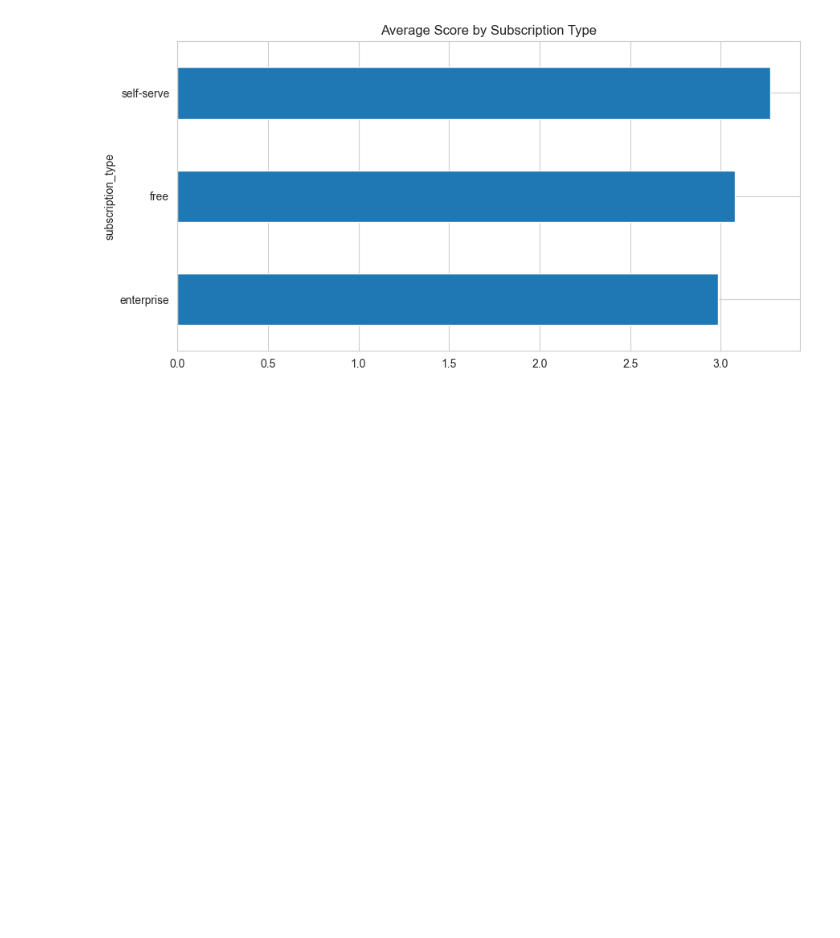
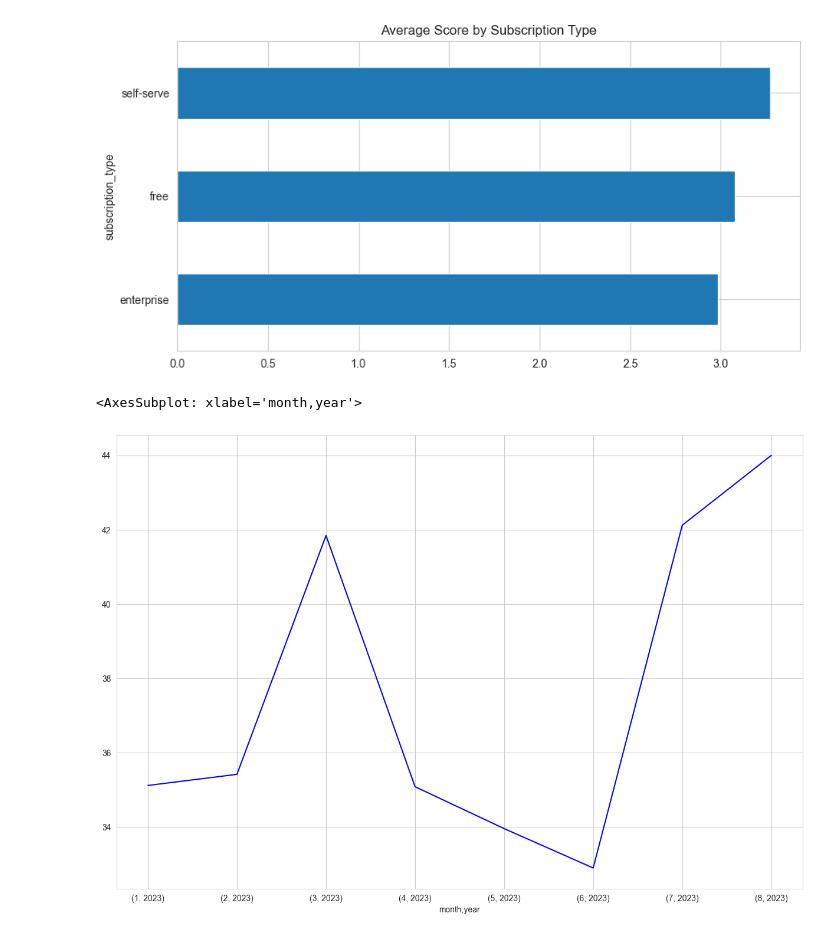
Before and after one commit to vlntn-t/nps_data_analysis, a Jupyter notebook: nps_analysis.ipynb, the cells around one changed output. Saved outputs shown, nothing was run; the diff lists cells and outputs as text; code cells hidden in the pictures; blank space fills up the shorter version.

Commit message:
new line chart

```diff
--- a/nps_analysis.ipynb
+++ b/nps_analysis.ipynb
@@ -115,3 +115,9 @@ sub_score_group.plot(kind='barh', figsize=(10,5), title='Average Score by Subscr
 # %% [output]
 <AxesSubplot: title={'center': 'Average Score by Subscription Type'}, ylabel='subscription_type'>
 [figure]
+# %%
+con_dur_group = df.groupby(['month', 'year'])['duration'].mean()
+con_dur_group.plot(kind='line', figsize=(15, 10), color='blue')
+# %% [output]
+<AxesSubplot: xlabel='month,year'>
+[figure, added]
```
